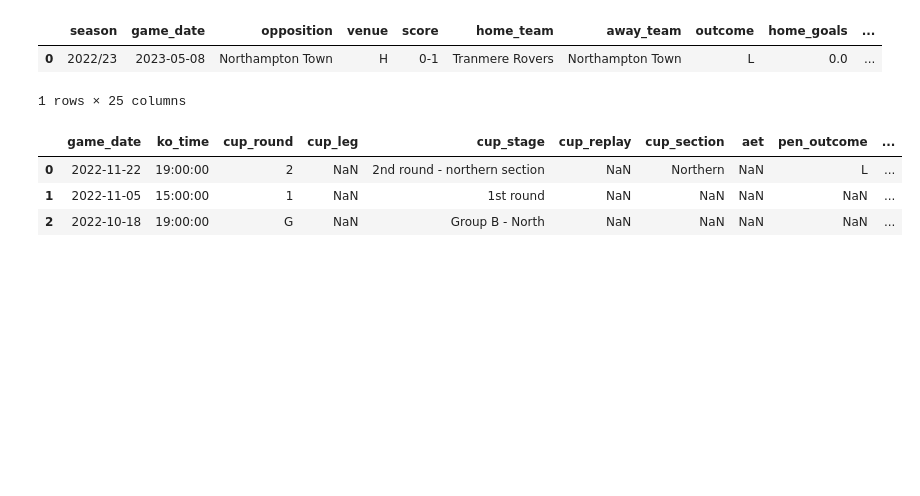
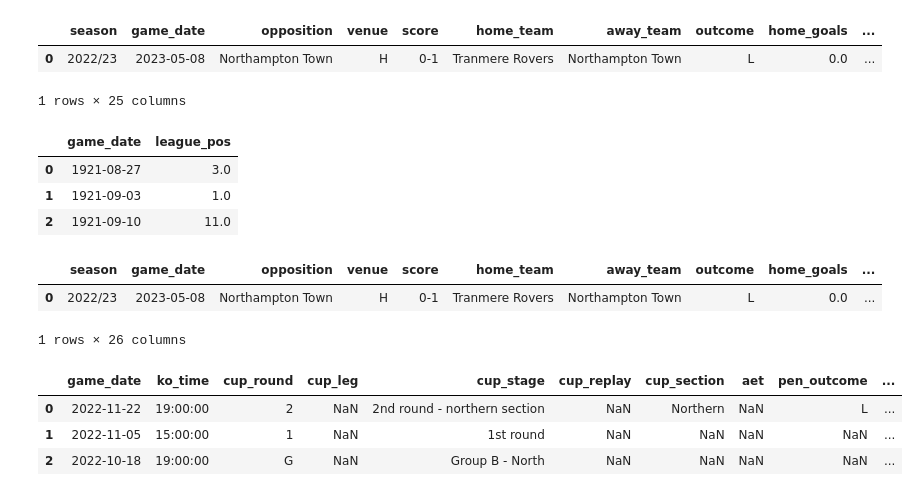
Before and after one commit to petebrown/pre-2023-data-prep, a Jupyter notebook: data-pipeline-prep.ipynb, the cells around one changed output. Cells and saved outputs as stored; diff of their text form; code cells hidden in the pictures; blank space fills up the shorter version.

Commit message:
added league positions to results_df

```diff
--- a/data-pipeline-prep.ipynb
+++ b/data-pipeline-prep.ipynb
@@ -62,6 +62,23 @@ results.head(1)
 |  | season | game_date | opposition | venue | score | home_team | away_team | outcome | home_goals | ... |
 | 0 | 2022/23 | 2023-05-08 | Northampton Town | H | 0-1 | Tranmere Rovers | Northampton Town | L | 0.0 | ... |
 1 rows × 25 columns
+# %%
+league_positions = pd.read_csv("https://raw.githubusercontent.com/petebrown/league-position-tool/main/docs/input/results_mini.csv", parse_dates = ["game_date"])[["game_date", "ranking"]].rename(columns = {"ranking": "league_pos"}).sort_values("game_date").reset_index(drop = True)
+
+league_positions.head(3)
+# %% [output]
+|  | game_date | league_pos |
+| 0 | 1921-08-27 | 3.0 |
+| 1 | 1921-09-03 | 1.0 |
+| 2 | 1921-09-10 | 11.0 |
+# %%
+results = pd.merge(results, league_positions, how = "left", on = "game_date")
+
+results.head(1)
+# %% [output]
+|  | season | game_date | opposition | venue | score | home_team | away_team | outcome | home_goals | ... |
+| 0 | 2022/23 | 2023-05-08 | Northampton Town | H | 0-1 | Tranmere Rovers | Northampton Town | L | 0.0 | ... |
+1 rows × 26 columns
 # %%
 cup_game_details = pd.read_csv("https://raw.githubusercontent.com/petebrown/complete-record/main/11v11-extra-details/cup_details.csv", parse_dates = ["game_date"]).rename(columns = {"extra_time": "aet"})
 
```
Also changed, not shown: parts of 1 cell of this notebook, 1 other file.
